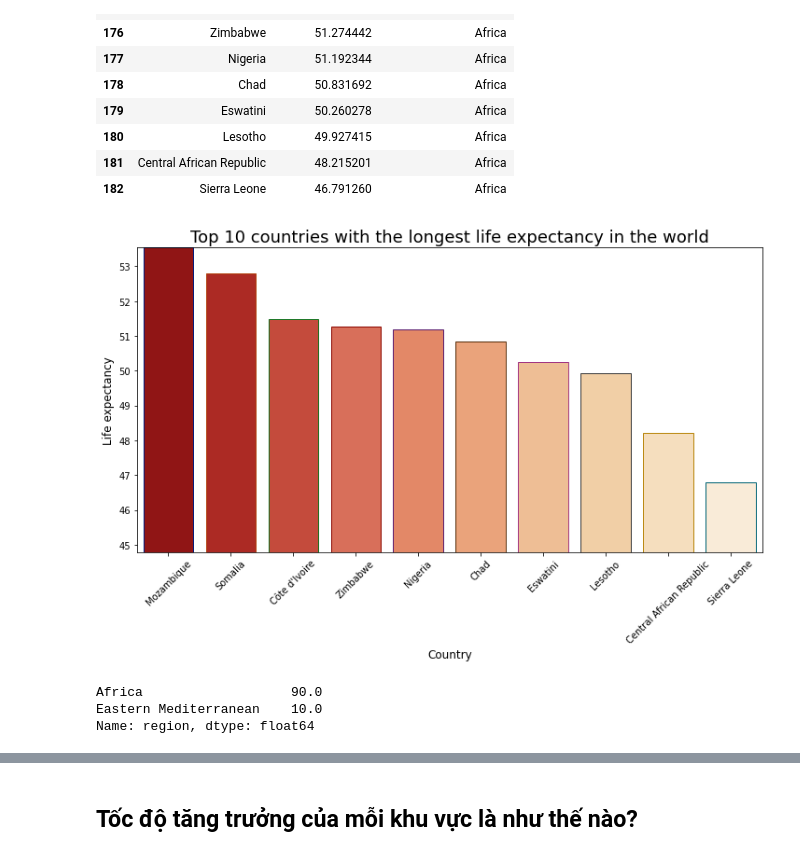
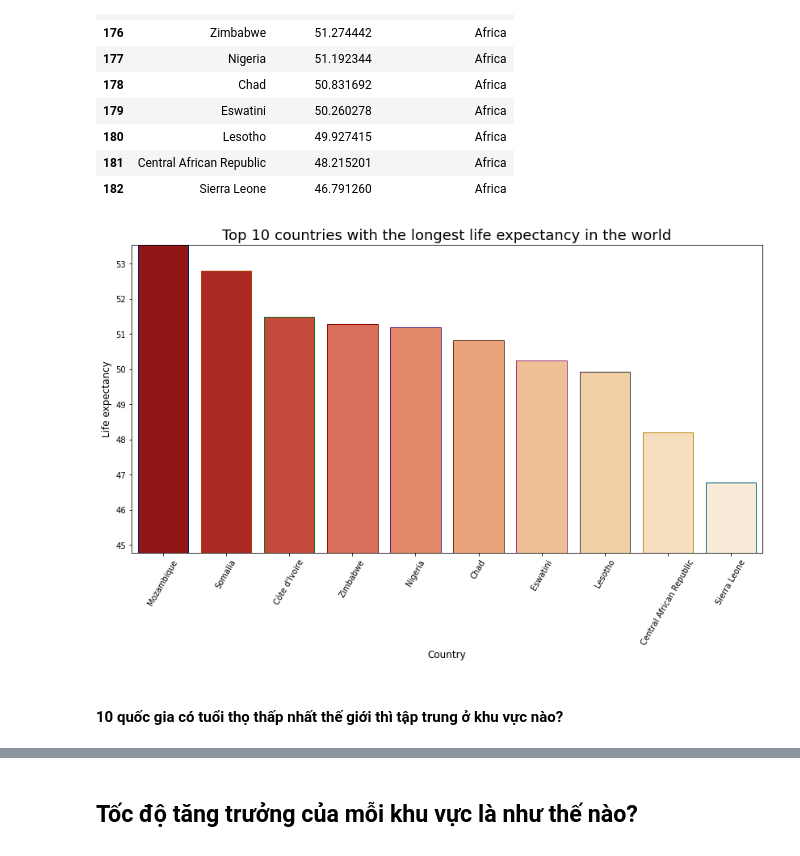
Before and after one commit to XQuyTran/Final_Project_LTKHDL, a Jupyter notebook: Final_file.ipynb, the cells around one changed output, grey strips where cells are left out. Drawn from its saved outputs; the diff is of its cells as text; code cells hidden in the pictures.

```diff
--- a/Final_file.ipynb
+++ b/Final_file.ipynb
@@ -14,5 +38,5 @@ import statsmodels.api as sm
 # %%
-data_df = pd.read_csv('who_life_exp.csv')
+data_df = pd.read_csv('Data/who_life_exp.csv')
 # %%
 data_df.head()
 # %% [output]
@@ -187,3 +364,0 @@ data_df.columns
-# %%
-name_columns = ['country_code']
-data_df = data_df.drop(columns=name_columns, axis=1)
@@ -389,19 +593,15 @@ tail_10_expectancy
 | 181 | Central African Republic | 48.215201 | Africa |
 | 182 | Sierra Leone | 46.791260 | Africa |
 # %%
-plt.subplots(figsize=(12,6))
+plt.subplots(figsize=(14,7))
 sns.barplot(x=tail_10_expectancy['country'], y=tail_10_expectancy['Mean life_expect'], palette= 'OrRd_r',edgecolor=sns.color_palette('dark',25))
-plt.xticks(rotation=45)
+plt.xticks(rotation=60)
 plt.ylabel('Life expectancy',size=12)
 plt.xlabel('Country',size=12)
 plt.title('Top 10 countries with the longest life expectancy in the world', size=18)
 plt.ylim(min(tail_10_expectancy['Mean life_expect'])-2, max(tail_10_expectancy['Mean life_expect']))
 plt.show()
 # %% [output]
-[figure, old version]
+[figure, new version]
-# %%
-tail_10_expectancy['region'].value_counts(normalize = True) *100
-# %% [output]
-Africa                   90.0
-Eastern Mediterranean    10.0
-Name: region, dtype: float64
+# %% [markdown]
+#### 10 quốc gia có tuổi thọ thấp nhất thế giới thì tập trung ở khu vực nào?
```
Also changed, not shown: parts of 189 cells of this notebook, 1 other file.
